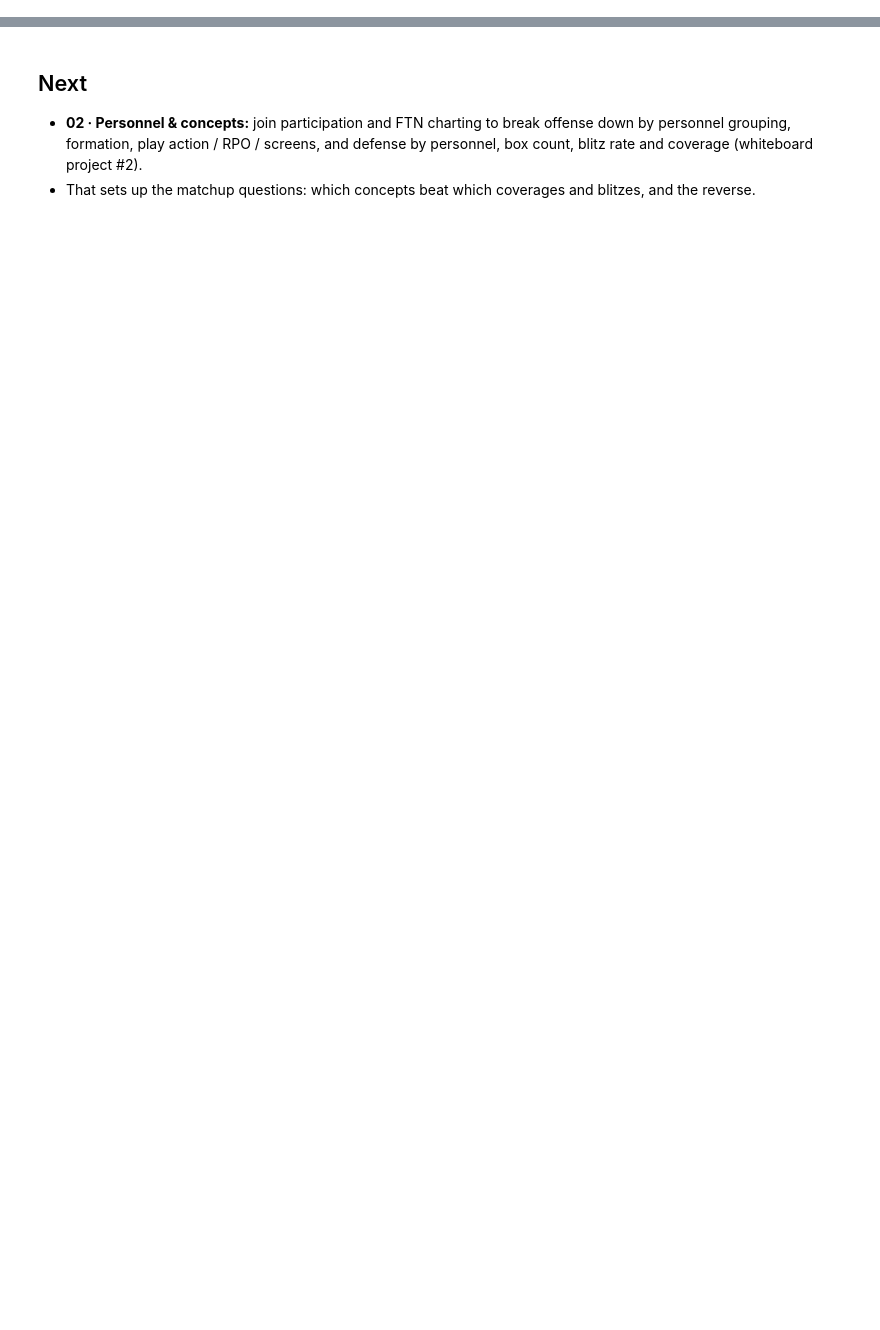
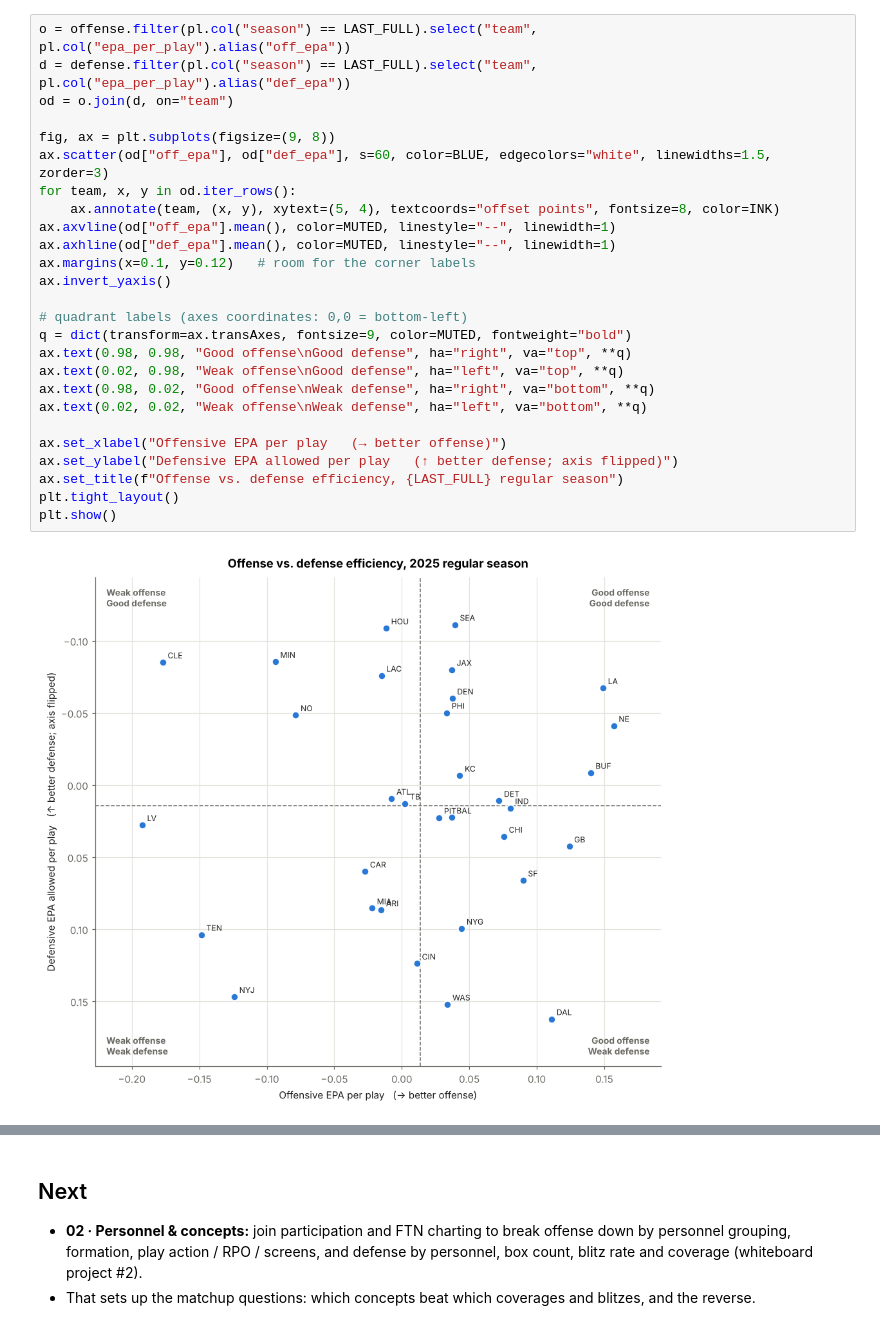
Before and after one commit to Lpchaitin/NFL, a Jupyter notebook: notebooks/01_team_season_breakdown.ipynb, the cells around one changed output, grey strips where cells are left out. Drawn from its saved outputs; the diff is of its cells as text; blank space fills up the shorter version.

```diff
--- a/notebooks/01_team_season_breakdown.ipynb
+++ b/notebooks/01_team_season_breakdown.ipynb
@@ -541,0 +573,28 @@ shape: (11, 10)
+# %%
+o = offense.filter(pl.col("season") == LAST_FULL).select("team", pl.col("epa_per_play").alias("off_epa"))
+d = defense.filter(pl.col("season") == LAST_FULL).select("team", pl.col("epa_per_play").alias("def_epa"))
+od = o.join(d, on="team")
+
+fig, ax = plt.subplots(figsize=(9, 8))
+ax.scatter(od["off_epa"], od["def_epa"], s=60, color=BLUE, edgecolors="white", linewidths=1.5, zorder=3)
+for team, x, y in od.iter_rows():
+    ax.annotate(team, (x, y), xytext=(5, 4), textcoords="offset points", fontsize=8, color=INK)
+ax.axvline(od["off_epa"].mean(), color=MUTED, linestyle="--", linewidth=1)
+ax.axhline(od["def_epa"].mean(), color=MUTED, linestyle="--", linewidth=1)
+ax.margins(x=0.1, y=0.12)   # room for the corner labels
+ax.invert_yaxis()
+
+# quadrant labels (axes coordinates: 0,0 = bottom-left)
+q = dict(transform=ax.transAxes, fontsize=9, color=MUTED, fontweight="bold")
+ax.text(0.98, 0.98, "Good offense\nGood defense", ha="right", va="top", **q)
+ax.text(0.02, 0.98, "Weak offense\nGood defense", ha="left", va="top", **q)
+ax.text(0.98, 0.02, "Good offense\nWeak defense", ha="right", va="bottom", **q)
+ax.text(0.02, 0.02, "Weak offense\nWeak defense", ha="left", va="bottom", **q)
+
+ax.set_xlabel("Offensive EPA per play   (→ better offense)")
+ax.set_ylabel("Defensive EPA allowed per play   (↑ better defense; axis flipped)")
+ax.set_title(f"Offense vs. defense efficiency, {LAST_FULL} regular season")
+plt.tight_layout()
+plt.show()
+# %% [output]
+[figure, added]
```
Also changed, not shown: parts of 62 cells of this notebook.
